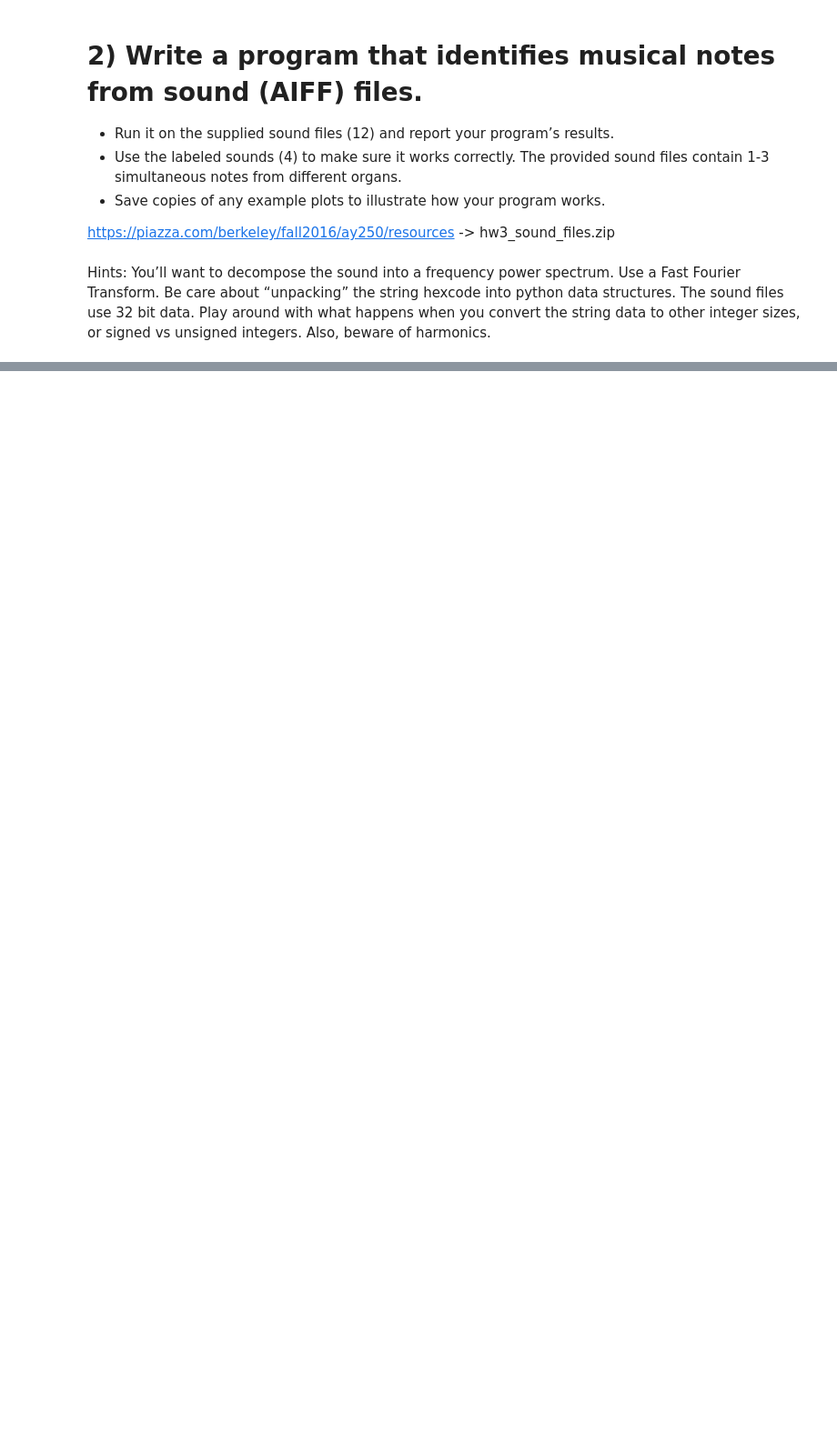
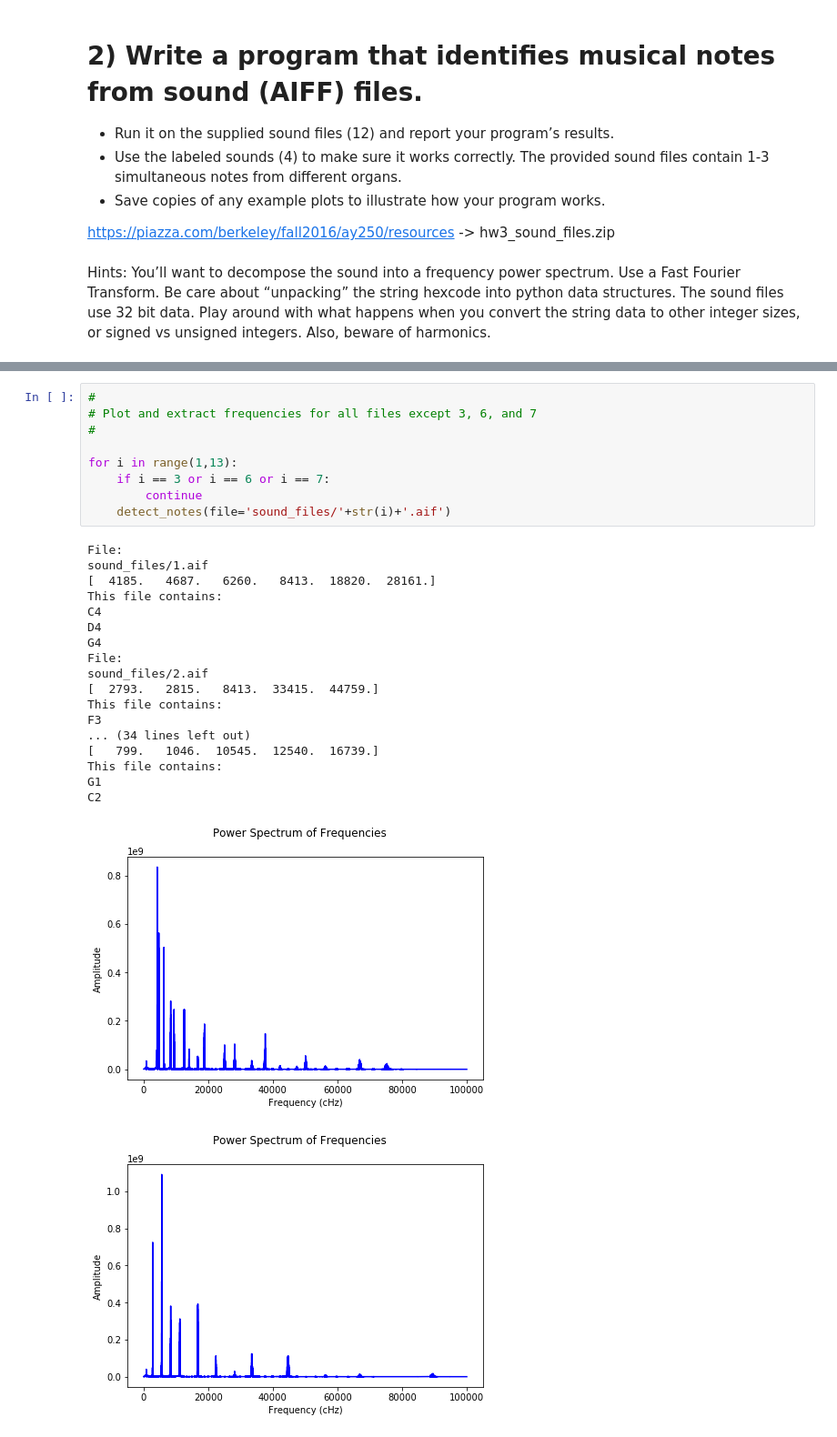
Before and after one commit to sarafina325/Nance-python-ay250-homeworks, a Jupyter notebook: hw_3/Nance_Homework_3_assignment.ipynb, the cells around one changed output, grey strips where cells are left out. Shown at 91% size. Saved outputs shown, nothing was run; the diff lists cells and outputs as text; blank space fills up the shorter version.

```diff
--- a/hw_3/Nance_Homework_3_assignment.ipynb
+++ b/hw_3/Nance_Homework_3_assignment.ipynb
@@ -120,0 +289,29 @@ Hints: You’ll want to decompose the sound into a frequency power spectrum. Use
+# %%
+#
+# Plot and extract frequencies for all files except 3, 6, and 7
+#
+
+for i in range(1,13):
+    if i == 3 or i == 6 or i == 7:
+        continue
+    detect_notes(file='sound_files/'+str(i)+'.aif')
+# %% [output]
+File:
+sound_files/1.aif
+[  4185.   4687.   6260.   8413.  18820.  28161.]
+This file contains:
+C4
+D4
+G4
+File:
+sound_files/2.aif
+[  2793.   2815.   8413.  33415.  44759.]
+This file contains:
+F3
+... (34 lines left out)
+[   799.   1046.  10545.  12540.  16739.]
+This file contains:
+G1
+C2
+[figure, added]
+[figure, added]
```
Also changed, not shown: parts of 10 cells of this notebook, 2 other files.
